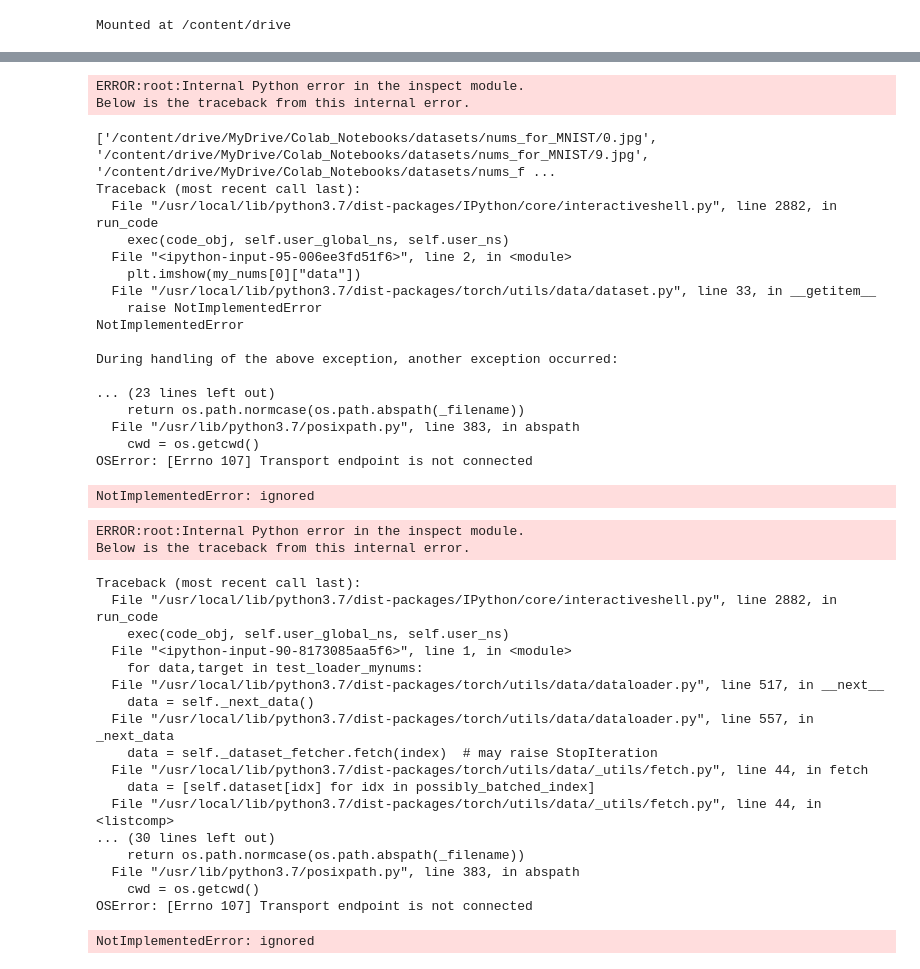
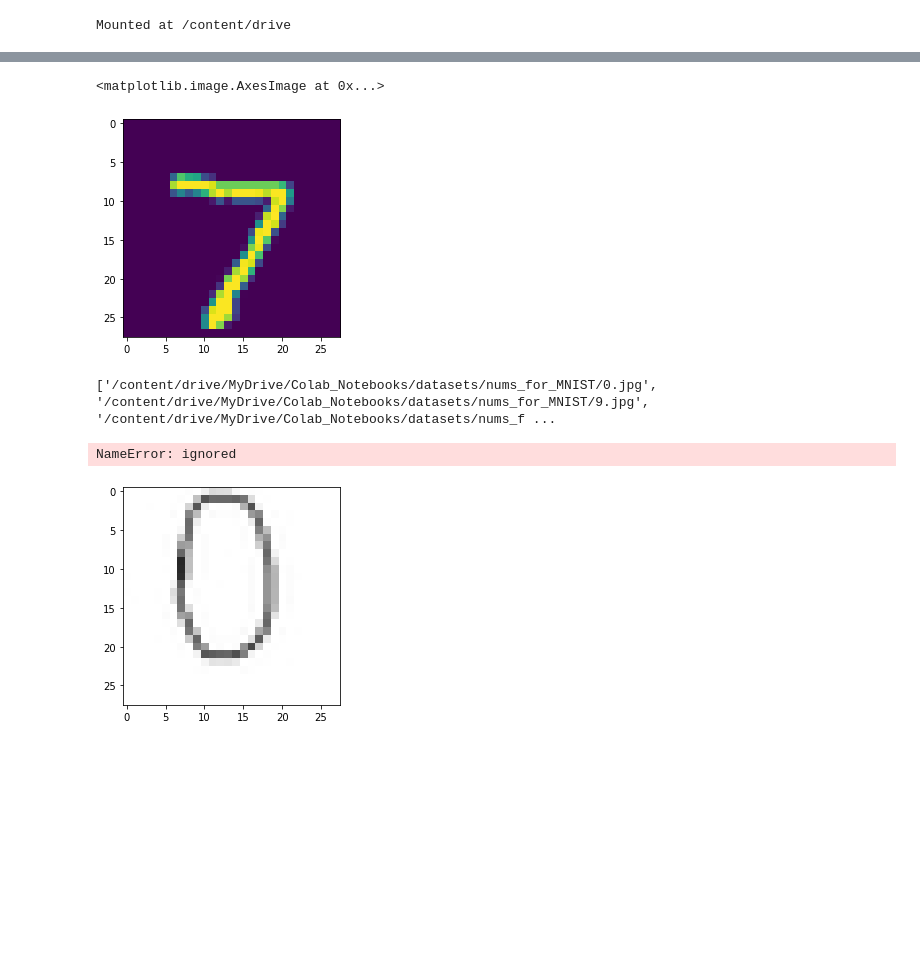
Before and after one commit to StarkitRobots/cvr_course, a Jupyter notebook: notebooks/nn_hw6.ipynb, the cells around one changed output, grey strips where cells are left out. Drawn from its saved outputs; the diff is of its cells as text; code cells hidden in the pictures; blank space fills up the shorter version.

Commit message:
my_data_loader for MNIST

```diff
--- a/notebooks/nn_hw6.ipynb
+++ b/notebooks/nn_hw6.ipynb
@@ -589,0 +601,6 @@ class ImgDataset(torch.utils.data.Dataset):
+# %%
+test_dataset = datasets.MNIST('../data', train=False, download=True,
+                    transform=transforms.Compose([
+                        transforms.ToTensor(),
+                        transforms.Normalize((0.1307,), (0.3081,))
+                    ]))
@@ -590,51 +625,14 @@ class ImgDataset(torch.utils.data.Dataset):
+# %%
+plt.imshow(test_dataset[0][0][0])
+# %% [output]
+<matplotlib.image.AxesImage at 0x...>
+[figure, added]
 # %%
-my_nums = ImgDataset()
-plt.imshow(my_nums[0]["data"])
-#batch_size = 1
-#test_loader_mynums = torch.utils.data.DataLoader(
-#    my_nums,batch_size=batch_size, shuffle=True)
+my_dataset = ImgDataset(image_names=image_names)
+plt.imshow(my_dataset[0]["data"])
+my_data_loader = torch.utils.data.DataLoader(my_dataset, batch_size=1, shuffle=True)
+test(model=net,device=device,test_loader=my_data_loader)
 # %% [output]
-ERROR:root:Internal Python error in the inspect module.
-Below is the traceback from this internal error.
+['/content/drive/MyDrive/Colab_Notebooks/datasets/nums_for_MNIST/0.jpg', '/content/drive/MyDrive/Colab_Notebooks/datasets/nums_for_MNIST/9.jpg', '/content/drive/MyDrive/Colab_Notebooks/datasets/nums_f ...
-['/content/drive/MyDrive/Colab_Notebooks/datasets/nums_for_MNIST/0.jpg', '/content/drive/MyDrive/Colab_Notebooks/datasets/nums_for_MNIST/9.jpg', '/content/drive/MyDrive/Colab_Notebooks/datasets/nums_f ...
-Traceback (most recent call last):
-  File "/usr/local/lib/python3.7/dist-packages/IPython/core/interactiveshell.py", line 2882, in run_code
-    exec(code_obj, self.user_global_ns, self.user_ns)
-  File "<ipython-input-95-006ee3fd51f6>", line 2, in <module>
-    plt.imshow(my_nums[0]["data"])
-  File "/usr/local/lib/python3.7/dist-packages/torch/utils/data/dataset.py", line 33, in __getitem__
-    raise NotImplementedError
-NotImplementedError
-
-During handling of the above exception, another exception occurred:
-
-... (23 lines left out)
-    return os.path.normcase(os.path.abspath(_filename))
-  File "/usr/lib/python3.7/posixpath.py", line 383, in abspath
-    cwd = os.getcwd()
-OSError: [Errno 107] Transport endpoint is not connected
+NameError: ignored
-NotImplementedError: ignored
+[figure, added]
-# %%
-for data,target in test_loader_mynums:
-    print(data)
-# %% [output]
-ERROR:root:Internal Python error in the inspect module.
-Below is the traceback from this internal error.
-Traceback (most recent call last):
-  File "/usr/local/lib/python3.7/dist-packages/IPython/core/interactiveshell.py", line 2882, in run_code
-    exec(code_obj, self.user_global_ns, self.user_ns)
-  File "<ipython-input-90-8173085aa5f6>", line 1, in <module>
-    for data,target in test_loader_mynums:
-  File "/usr/local/lib/python3.7/dist-packages/torch/utils/data/dataloader.py", line 517, in __next__
-    data = self._next_data()
-  File "/usr/local/lib/python3.7/dist-packages/torch/utils/data/dataloader.py", line 557, in _next_data
-    data = self._dataset_fetcher.fetch(index)  # may raise StopIteration
-  File "/usr/local/lib/python3.7/dist-packages/torch/utils/data/_utils/fetch.py", line 44, in fetch
-    data = [self.dataset[idx] for idx in possibly_batched_index]
-  File "/usr/local/lib/python3.7/dist-packages/torch/utils/data/_utils/fetch.py", line 44, in <listcomp>
-... (30 lines left out)
-    return os.path.normcase(os.path.abspath(_filename))
-  File "/usr/lib/python3.7/posixpath.py", line 383, in abspath
-    cwd = os.getcwd()
-OSError: [Errno 107] Transport endpoint is not connected
-NotImplementedError: ignored
```
Also changed, not shown: parts of 4 cells of this notebook.
